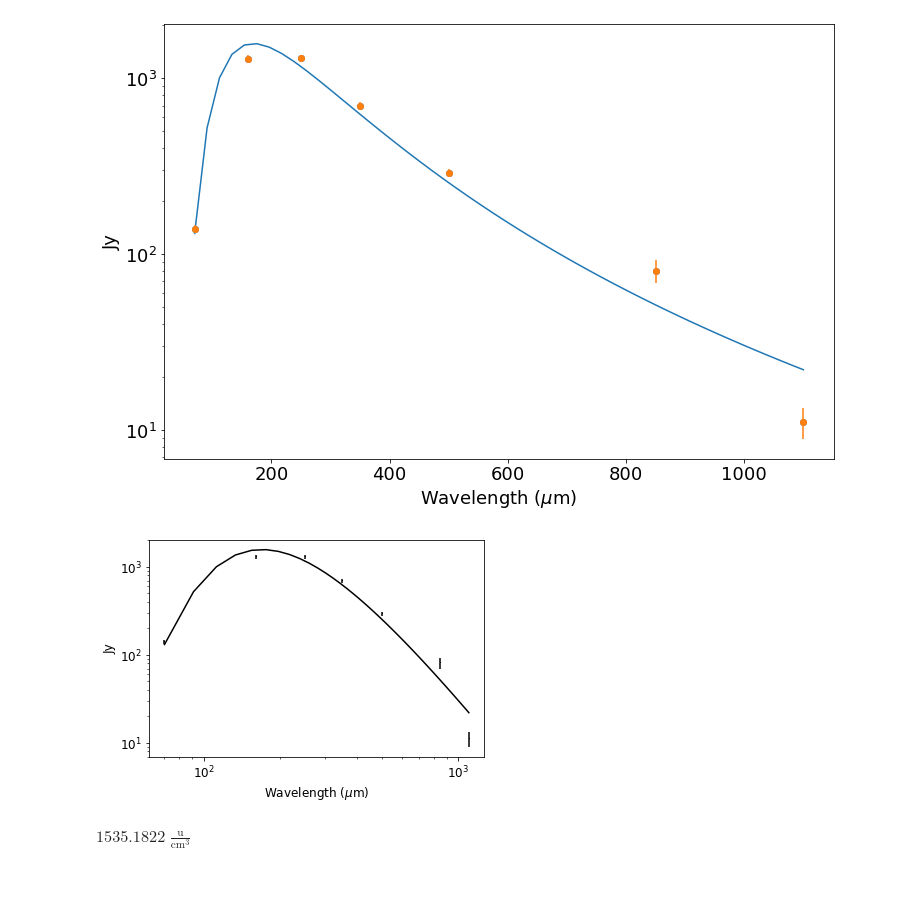
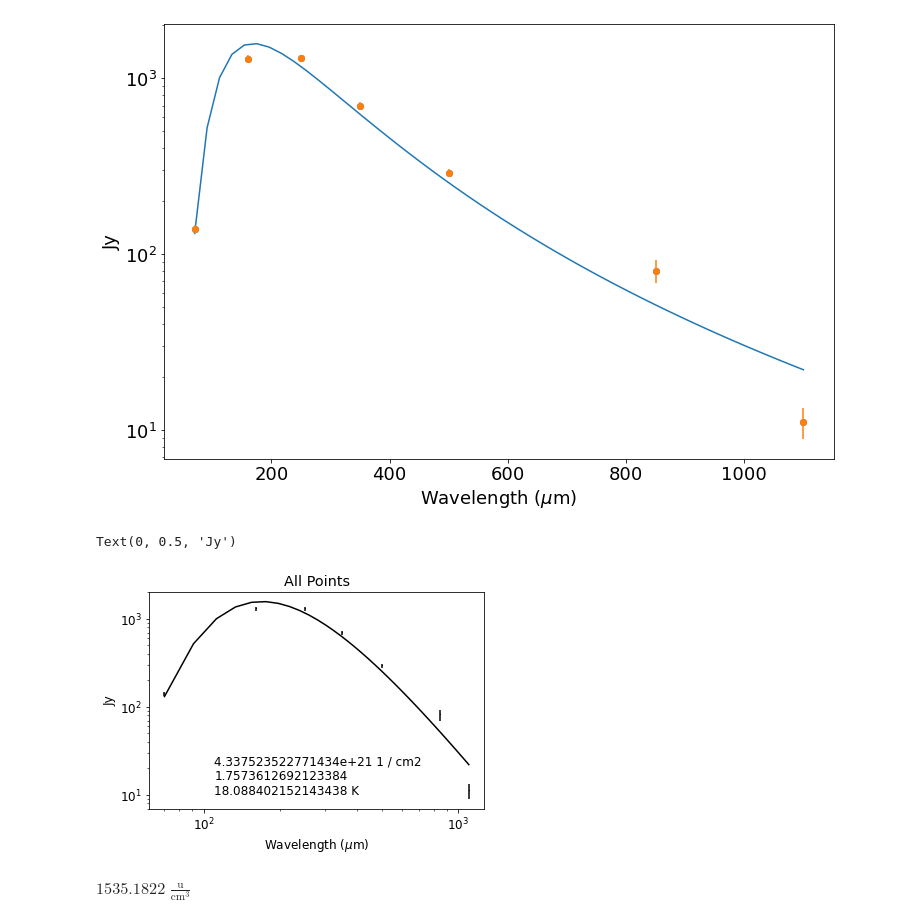
Before and after one commit to SpacialTree/clouds-g5-b1, a Jupyter notebook: Testing_dust_emissivity.ipynb, the cells around one changed output. Saved outputs shown, nothing was run; the diff lists cells and outputs as text; code cells hidden in the pictures; blank space fills up the shorter version.

```diff
--- a/Testing_dust_emissivity.ipynb
+++ b/Testing_dust_emissivity.ipynb
@@ -224,16 +229,21 @@ pl.yscale('log')
 # %%
 pl.figure(figsize=(6,4))
 pl.rcParams.update({'font.size': 12})
 
 pl.loglog(freq.to(u.micron, u.spectral()), (du*area_as).to(u.Jy), color='k')
 #pl.scatter(u.Quantity([p[0] for p in sed]).to(u.micron, u.spectral()), u.Quantity([p[1] for p in sed]))#, color='blue')
 pl.errorbar(x=u.Quantity([p[0] for p in sed]).to(u.micron, u.spectral()), y=u.Quantity([p[1] for p in sed]), yerr=u.Quantity([p[4] for p in sed]), fmt=',', color='k')
+pl.text(110, 10, str(modfit[0]))
+pl.text(110, 15, str(modfit[1]))
+pl.text(110, 22, str(modfit[2]))
 
+pl.title('All Points')
 pl.xlabel('Wavelength ($\mu$m)')
 pl.ylabel('Jy')
-pl.savefig('/orange/adamginsburg/cmz/g5/code/plots/dustsed.pdf', bbox_inches='tight')
+#pl.savefig('/orange/adamginsburg/cmz/g5/code/plots/dustsed.pdf', bbox_inches='tight')
 # %% [output]
+Text(0, 0.5, 'Jy')
-[figure, old version]
+[figure, new version]
 # %%
 area = (area_as*(7*u.kpc)**2).to(u.cm**2, u.dimensionless_angles())
 density = total_mass/(area**1.5) # very coarsely
```
Also changed, not shown: parts of 39 cells of this notebook, 2 other files.
